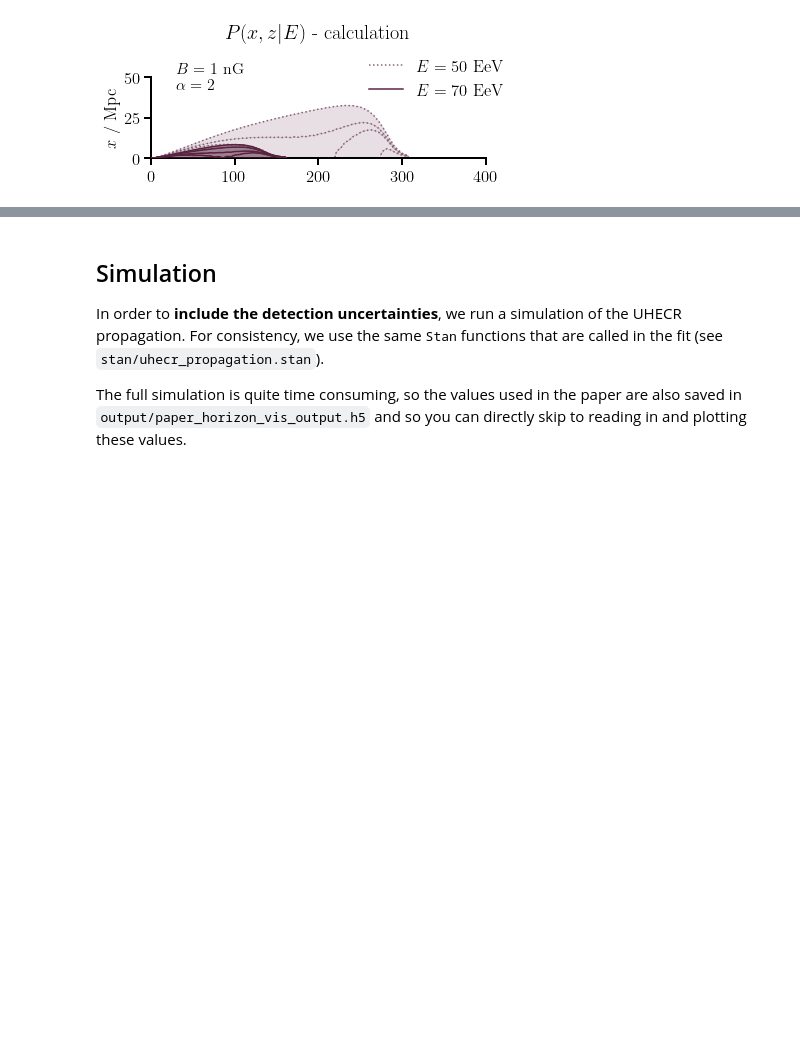
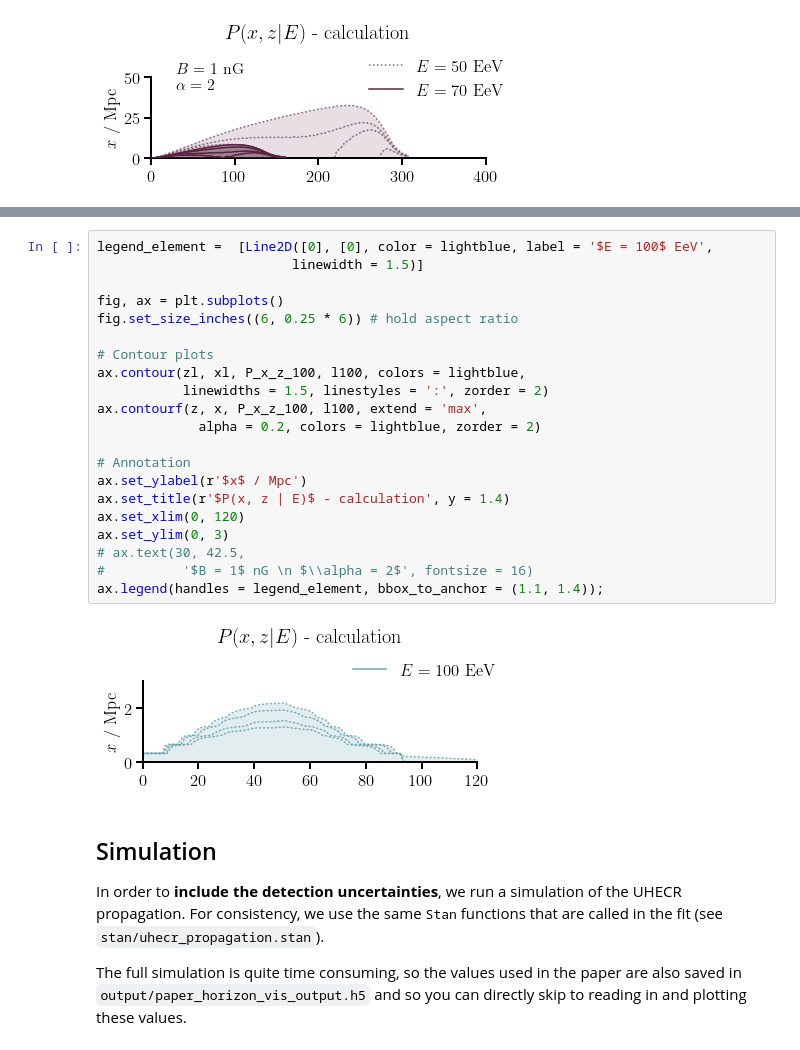
Before and after one commit to uhecr-project/uhecr_model, a Jupyter notebook: 1_impact_of_detection_uncertainties/horizon_visualisation/horizon_visualisation.ipynb, the cells around one changed output, grey strips where cells are left out. Drawn from its saved outputs; the diff is of its cells as text; blank space fills up the shorter version.

```diff
--- a/1_impact_of_detection_uncertainties/horizon_visualisation/horizon_visualisation.ipynb
+++ b/1_impact_of_detection_uncertainties/horizon_visualisation/horizon_visualisation.ipynb
@@ -131,3 +170,26 @@ ax.legend(handles = legend_elements, bbox_to_anchor = (1.1, 1.4));
+# %%
+legend_element =  [Line2D([0], [0], color = lightblue, label = '$E = 100$ EeV',
+                         linewidth = 1.5)]
+
+fig, ax = plt.subplots()
+fig.set_size_inches((6, 0.25 * 6)) # hold aspect ratio
+
+# Contour plots
+ax.contour(zl, xl, P_x_z_100, l100, colors = lightblue,
+           linewidths = 1.5, linestyles = ':', zorder = 2)
+ax.contourf(z, x, P_x_z_100, l100, extend = 'max',
+             alpha = 0.2, colors = lightblue, zorder = 2)
+
+# Annotation
+ax.set_ylabel(r'$x$ / Mpc')
+ax.set_title(r'$P(x, z | E)$ - calculation', y = 1.4)
+ax.set_xlim(0, 120)
+ax.set_ylim(0, 3)
+# ax.text(30, 42.5,
+#          '$B = 1$ nG \n $\\alpha = 2$', fontsize = 16)
+ax.legend(handles = legend_element, bbox_to_anchor = (1.1, 1.4));
+# %% [output]
+[figure, added]
 # %% [markdown]
 ## Simulation
 
```
Also changed, not shown: parts of 17 cells of this notebook, 1 other file.
